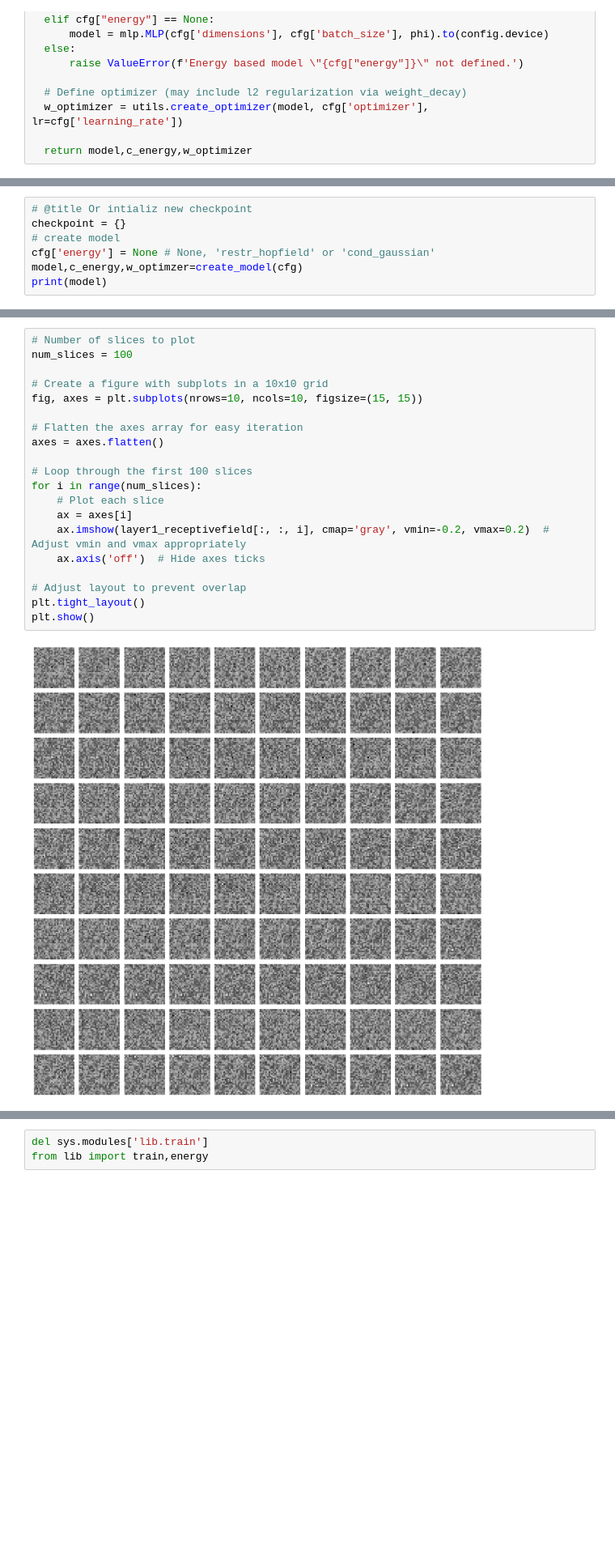
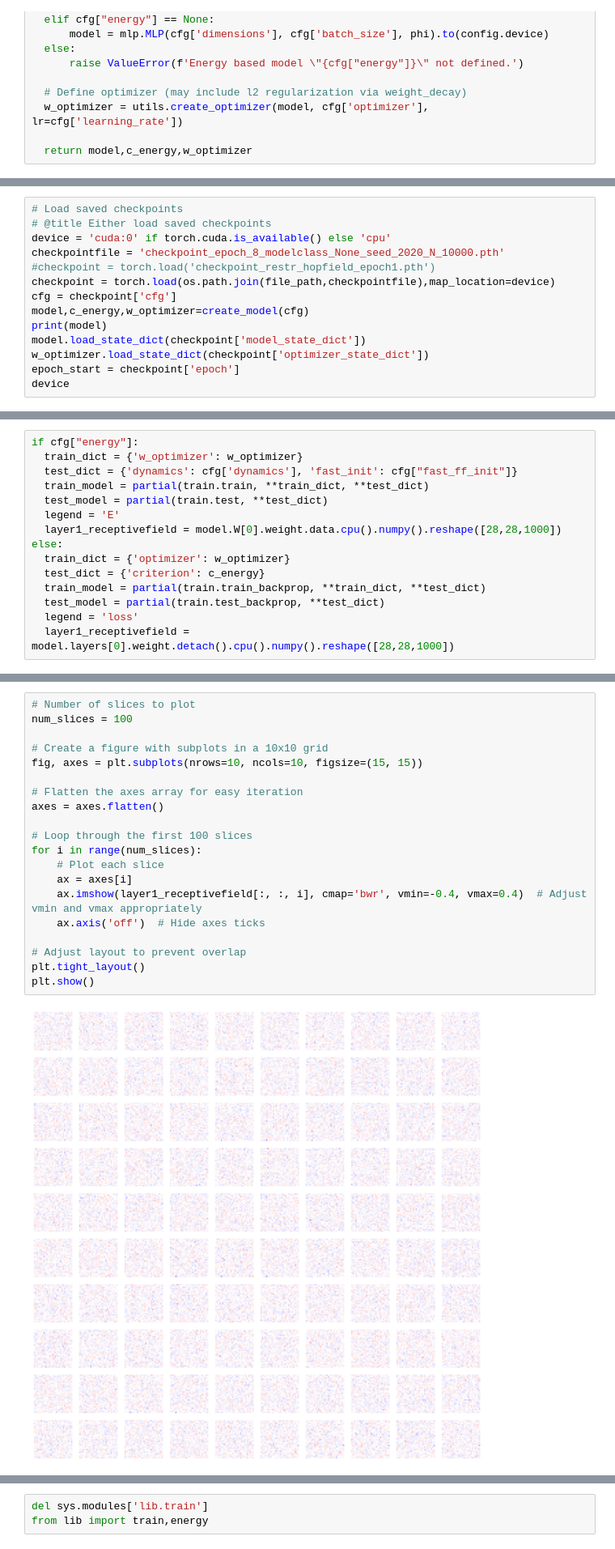
Before and after one commit to cindyhfls/SpatialEmbeddedEquilibriumPropagation_Neuromatch_NeuroAI_TrustworthyHeliotrope, a Jupyter notebook: equilibrium_propagation_toymodel_Tu.ipynb, the cells around one changed output, grey strips where cells are left out. Shown at 81% size. Saved outputs shown, nothing was run; the diff lists cells and outputs as text; blank space fills up the shorter version.

```diff
--- a/equilibrium_propagation_toymodel_Tu.ipynb
+++ b/equilibrium_propagation_toymodel_Tu.ipynb
@@ -499,7 +461,0 @@ RestrictedHopfield(
-# %%
-# @title Or intializ new checkpoint
-checkpoint = {}
-# create model
-cfg['energy'] = None # None, 'restr_hopfield' or 'cond_gaussian'
-model,c_energy,w_optimzer=create_model(cfg)
-print(model)
@@ -651,0 +623,14 @@ layer1_receptivefield = model.W[0].weight.data.cpu().numpy().reshape([28,28,1000
+# %%
+# Load saved checkpoints
+# @title Either load saved checkpoints
+device = 'cuda:0' if torch.cuda.is_available() else 'cpu'
+checkpointfile = 'checkpoint_epoch_8_modelclass_None_seed_2020_N_10000.pth'
+#checkpoint = torch.load('checkpoint_restr_hopfield_epoch1.pth')
+checkpoint = torch.load(os.path.join(file_path,checkpointfile),map_location=device)
+cfg = checkpoint['cfg']
+model,c_energy,w_optimizer=create_model(cfg)
+print(model)
+model.load_state_dict(checkpoint['model_state_dict'])
+w_optimizer.load_state_dict(checkpoint['optimizer_state_dict'])
+epoch_start = checkpoint['epoch']
+device
@@ -652,3 +645,18 @@ layer1_receptivefield = model.W[0].weight.data.cpu().numpy().reshape([28,28,1000
+# %%
+if cfg["energy"]:
+  train_dict = {'w_optimizer': w_optimizer}
+  test_dict = {'dynamics': cfg['dynamics'], 'fast_init': cfg["fast_ff_init"]}
+  train_model = partial(train.train, **train_dict, **test_dict)
+  test_model = partial(train.test, **test_dict)
+  legend = 'E'
+  layer1_receptivefield = model.W[0].weight.data.cpu().numpy().reshape([28,28,1000])
+else:
+  train_dict = {'optimizer': w_optimizer}
+  test_dict = {'criterion': c_energy}
+  train_model = partial(train.train_backprop, **train_dict, **test_dict)
+  test_model = partial(train.test_backprop, **test_dict)
+  legend = 'loss'
+  layer1_receptivefield = model.layers[0].weight.detach().cpu().numpy().reshape([28,28,1000])
 # %%
 slice_to_plot=layer1_receptivefield[:,:,20]
 # Plotting the slice
@@ -662,22 +670,22 @@ plt.show()
 # %%
 # Number of slices to plot
 num_slices = 100
 
 # Create a figure with subplots in a 10x10 grid
 fig, axes = plt.subplots(nrows=10, ncols=10, figsize=(15, 15))
 
 # Flatten the axes array for easy iteration
 axes = axes.flatten()
 
 # Loop through the first 100 slices
 for i in range(num_slices):
     # Plot each slice
     ax = axes[i]
-    ax.imshow(layer1_receptivefield[:, :, i], cmap='gray', vmin=-0.2, vmax=0.2)  # Adjust vmin and vmax appropriately
+    ax.imshow(layer1_receptivefield[:, :, i], cmap='bwr', vmin=-0.4, vmax=0.4)  # Adjust vmin and vmax appropriately
     ax.axis('off')  # Hide axes ticks
 
 # Adjust layout to prevent overlap
 plt.tight_layout()
 plt.show()
 # %% [output]
-[figure, old version]
+[figure, new version]
```
Also changed, not shown: parts of 20 cells of this notebook.
